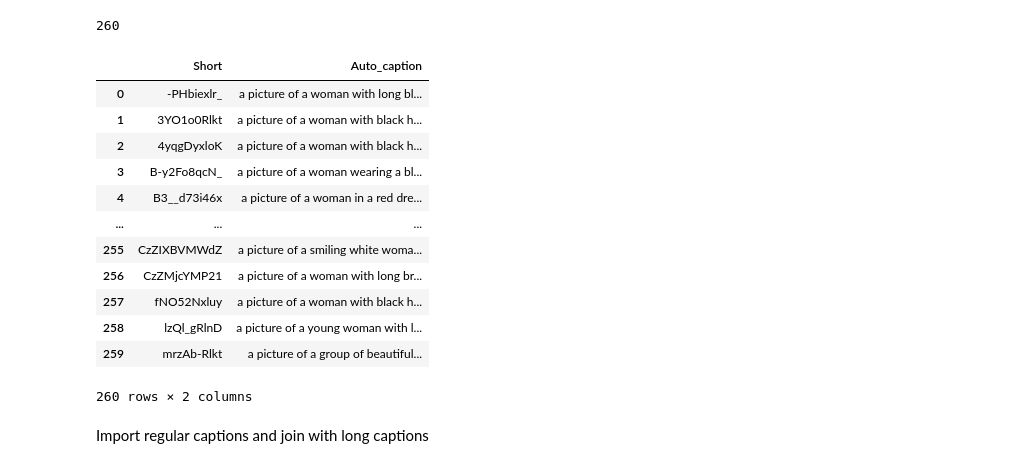
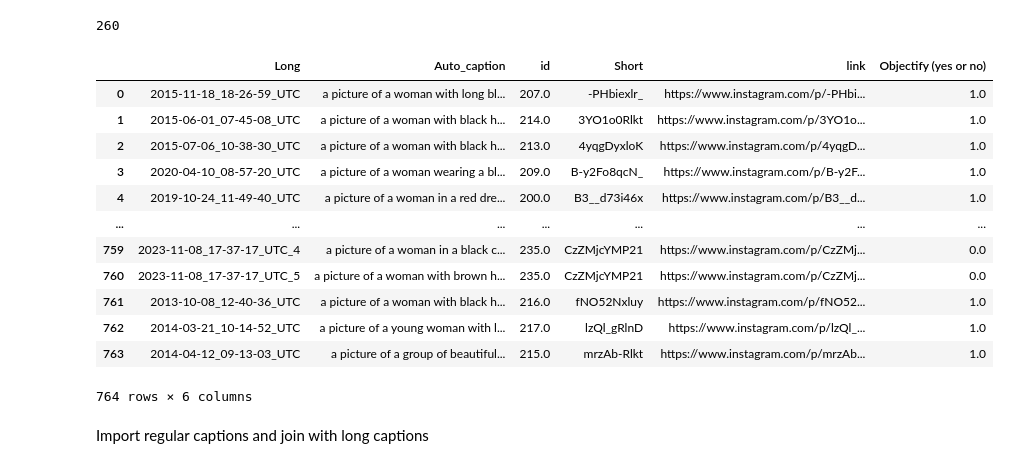
Before and after one commit to danielgvb/network_science, a Jupyter notebook: 3_wrangling/3_join_captioning.ipynb, the cells around one changed output. Cells and saved outputs as stored; diff of their text form; code cells hidden in the pictures.

Commit message:
all pictures in one table

```diff
--- a/3_wrangling/3_join_captioning.ipynb
+++ b/3_wrangling/3_join_captioning.ipynb
@@ -91,25 +91,26 @@ len(joint_text)
 260
 # %%
 # Convert to DataFrame
-df_joint_text_auto = pd.DataFrame.from_dict(joint_text, orient='index').reset_index()
+'''df_joint_text_auto = pd.DataFrame.from_dict(joint_text, orient='index').reset_index()
 
 # Rename columns
-df_joint_text_auto.columns = ['Short', 'Auto_caption']
+df_joint_text_auto.columns = ['Short', 'Auto_caption']'''
+df_joint_text_auto = df_merge1.copy()
 df_joint_text_auto
 # %% [output]
-|  | Short | Auto_caption |
-| 0 | -PHbiexlr_ | a picture of a woman with long bl... |
-| 1 | 3YO1o0Rlkt | a picture of a woman with black h... |
-| 2 | 4yqgDyxloK | a picture of a woman with black h... |
-| 3 | B-y2Fo8qcN_ | a picture of a woman wearing a bl... |
-| 4 | B3__d73i46x | a picture of a woman in a red dre... |
-| ... | ... | ... |
-| 255 | CzZIXBVMWdZ | a picture of a smiling white woma... |
-| 256 | CzZMjcYMP21 | a picture of a woman with long br... |
-| 257 | fNO52Nxluy | a picture of a woman with black h... |
-| 258 | lzQl_gRlnD | a picture of a young woman with l... |
-| 259 | mrzAb-Rlkt | a picture of a group of beautiful... |
+|  | Long | Auto_caption | id | Short | link | Objectify (yes or no) |
+| 0 | 2015-11-18_18-26-59_UTC | a picture of a woman with long bl... | 207.0 | -PHbiexlr_ | https://www.instagram.com/p/-PHbi... | 1.0 |
+| 1 | 2015-06-01_07-45-08_UTC | a picture of a woman with black h... | 214.0 | 3YO1o0Rlkt | https://www.instagram.com/p/3YO1o... | 1.0 |
+| 2 | 2015-07-06_10-38-30_UTC | a picture of a woman with black h... | 213.0 | 4yqgDyxloK | https://www.instagram.com/p/4yqgD... | 1.0 |
+| 3 | 2020-04-10_08-57-20_UTC | a picture of a woman wearing a bl... | 209.0 | B-y2Fo8qcN_ | https://www.instagram.com/p/B-y2F... | 1.0 |
+| 4 | 2019-10-24_11-49-40_UTC | a picture of a woman in a red dre... | 200.0 | B3__d73i46x | https://www.instagram.com/p/B3__d... | 1.0 |
+| ... | ... | ... | ... | ... | ... | ... |
+| 759 | 2023-11-08_17-37-17_UTC_4 | a picture of a woman in a black c... | 235.0 | CzZMjcYMP21 | https://www.instagram.com/p/CzZMj... | 0.0 |
+| 760 | 2023-11-08_17-37-17_UTC_5 | a picture of a woman with brown h... | 235.0 | CzZMjcYMP21 | https://www.instagram.com/p/CzZMj... | 0.0 |
+| 761 | 2013-10-08_12-40-36_UTC | a picture of a woman with black h... | 216.0 | fNO52Nxluy | https://www.instagram.com/p/fNO52... | 1.0 |
+| 762 | 2014-03-21_10-14-52_UTC | a picture of a young woman with l... | 217.0 | lzQl_gRlnD | https://www.instagram.com/p/lzQl_... | 1.0 |
+| 763 | 2014-04-12_09-13-03_UTC | a picture of a group of beautiful... | 215.0 | mrzAb-Rlkt | https://www.instagram.com/p/mrzAb... | 1.0 |
-260 rows × 2 columns
+764 rows × 6 columns
 # %% [markdown]
 Import regular captions and join with long captions
 # %%
```
Also changed, not shown: 4 other files.
